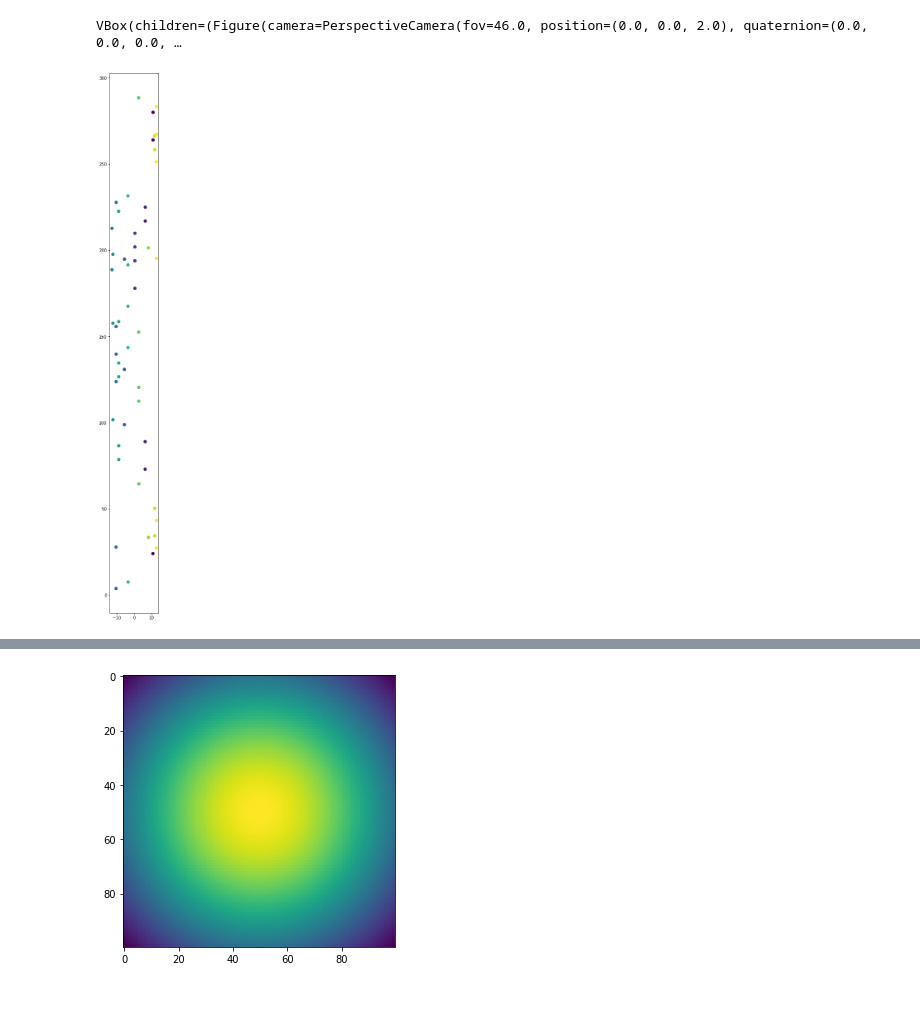
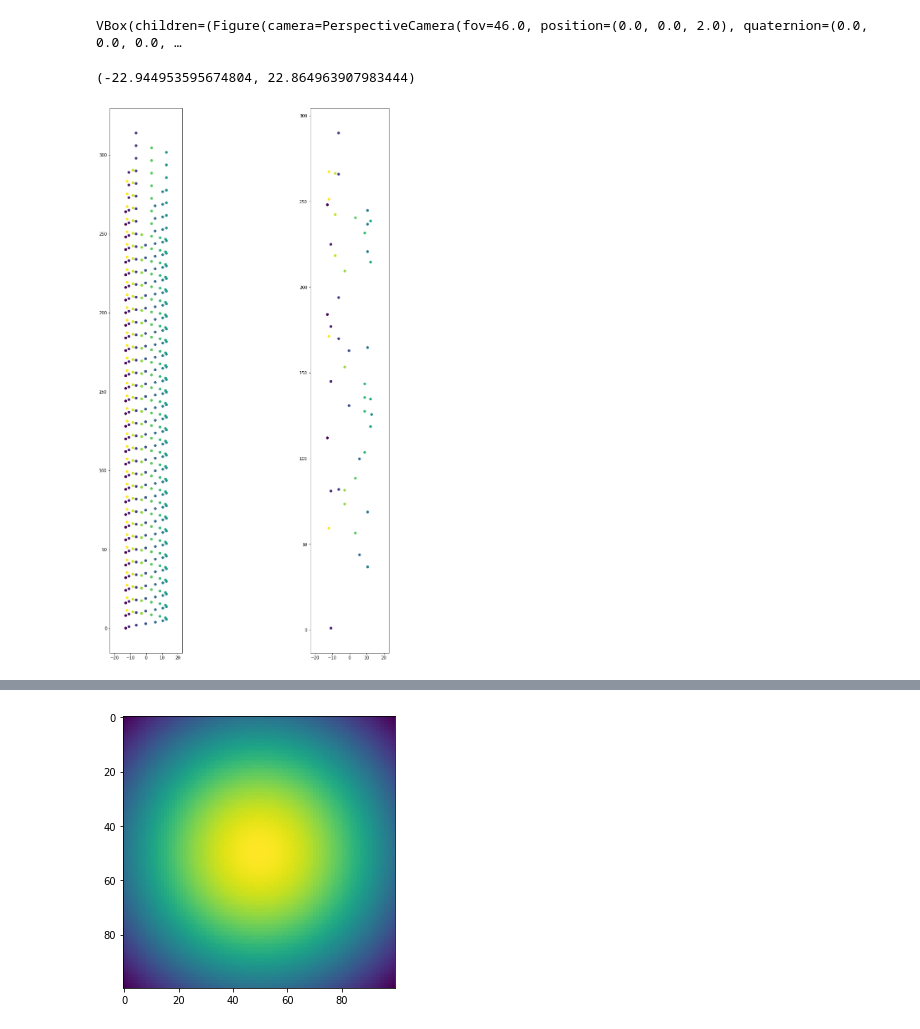
Before and after one commit to brouhardlab/anamic, a Jupyter notebook: notebooks/Project.ipynb, the cells around one changed output, grey strips where cells are left out. Saved outputs shown, nothing was run; the diff lists cells and outputs as text; code cells hidden in the pictures; blank space fills up the shorter version.

Commit message:
Project

```diff
--- a/notebooks/Project.ipynb
+++ b/notebooks/Project.ipynb
@@ -38,18 +39,29 @@ positions[['x', 'y', 'z']] = np.dot(positions[['x', 'y', 'z']].values, Rz[:3, :3
 labeling_ratio = 0.1
 positions['labeled'] = np.random.random(positions.shape[0]) < labeling_ratio
 # %%
+# Visualize projected dimer positions on a plan.
+
 # We choose the XZ plan for projection so no need to project positions.
 # The x, y coordinate correspond to the projected one.
 
+color_feature_name = 'pf'
+marker_size = 30
+colormap = 'viridis'
+
+fig, axs = plt.subplots(ncols=2, figsize=(16, 24))
+
 selected_dimers = positions[(positions['visible'] == True)]
+axs[0].scatter(selected_dimers['x'], selected_dimers['z'], c=selected_dimers[color_feature_name], s=marker_size, cmap=colormap)
+axs[0].set_aspect('equal')
+axs[0].set_xlim(selected_dimers['x'].min() - 10, selected_dimers['x'].max() + 10)
+
 selected_dimers = positions[(positions['visible'] == True) & (positions['labeled'] == True)]
-
-fig, ax = plt.subplots(figsize=(16, 24))
-ax.scatter(selected_dimers['x'], selected_dimers['z'], c=selected_dimers['pf'], s=50, cmap='viridis')
-ax.set_aspect('equal')
-#ax.set_ylim(600, 620)
+axs[1].scatter(selected_dimers['x'], selected_dimers['z'], c=selected_dimers[color_feature_name], s=marker_size, cmap=colormap)
+axs[1].set_aspect('equal')
+axs[1].set_xlim(selected_dimers['x'].min() - 10, selected_dimers['x'].max() + 10)
 # %% [output]
+(-22.944953595674804, 22.864963907983444)
-[figure, old version]
+[figure, new version]
 # %%
 # Discretize dimers onto an high resolution image
 
```
Also changed, not shown: parts of 4 cells of this notebook.
